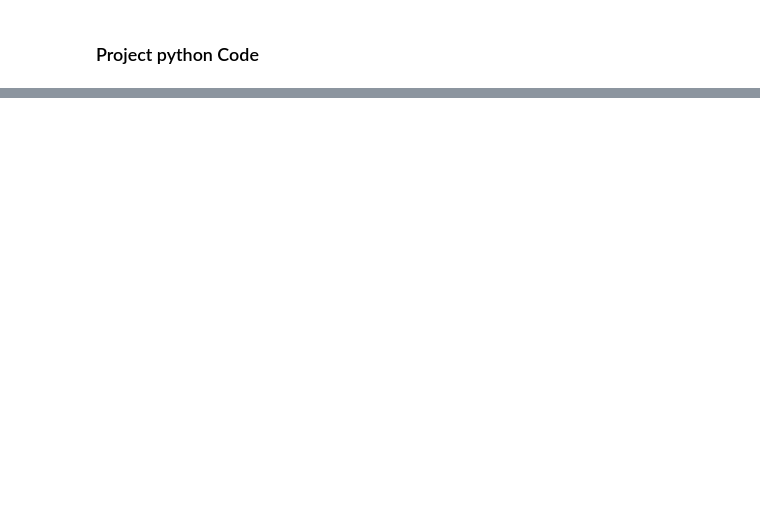
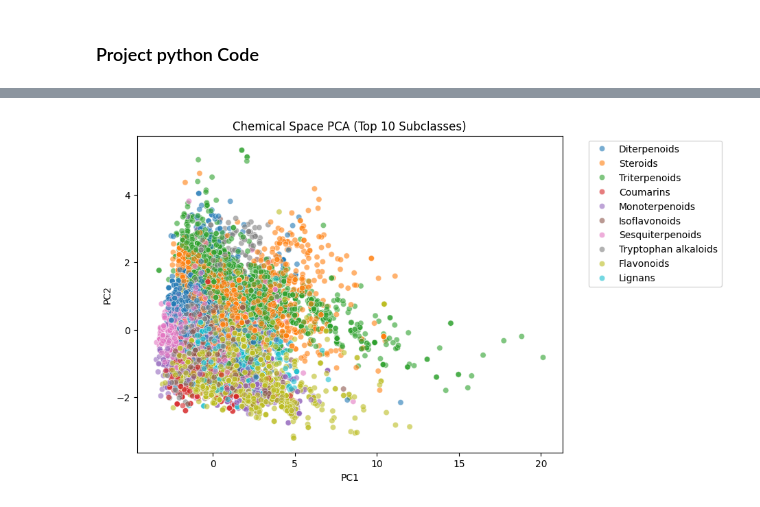
Before and after one commit to Hassan-Haydar/DSA103, a Jupyter notebook: LifeScienceData/project/project.ipynb, the cells around one changed output, grey strips where cells are left out. Cells and saved outputs as stored; diff of their text form; code cells hidden in the pictures; blank space fills up the shorter version.

```diff
--- a/LifeScienceData/project/project.ipynb
+++ b/LifeScienceData/project/project.ipynb
@@ -87,0 +94,20 @@ df_final
+# %%
+# I pick top 10 most common subclasses
+# i didn't select all bc too many and if I select on my own it may be biased
+top_sub = df_final["subclass"].value_counts().index[:10]
+
+df_top = df_final[df_final["subclass"].isin(top_sub)]
+
+plt.figure(figsize=(8,6))
+sns.scatterplot(
+    data=df_top,
+    x="PC1", y="PC2",
+    hue="subclass",
+    alpha=0.6,
+    palette="tab10"
+)
+plt.legend(bbox_to_anchor=(1.05, 1), loc='upper left')
+plt.title("Chemical Space PCA (Top 10 Subclasses)")
+plt.show()
+# %% [output]
+[figure, added]
```
Also changed, not shown: parts of 5 cells of this notebook.
